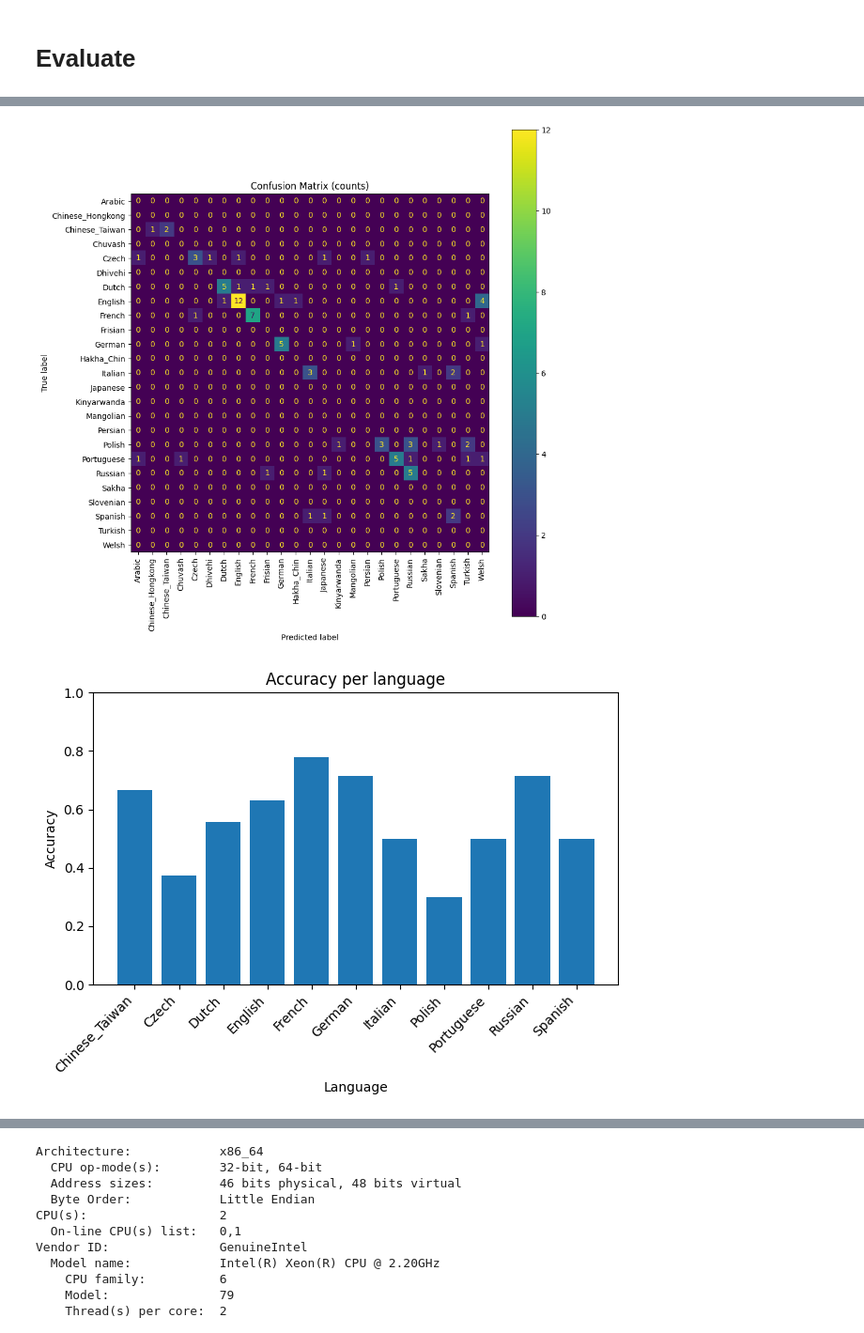
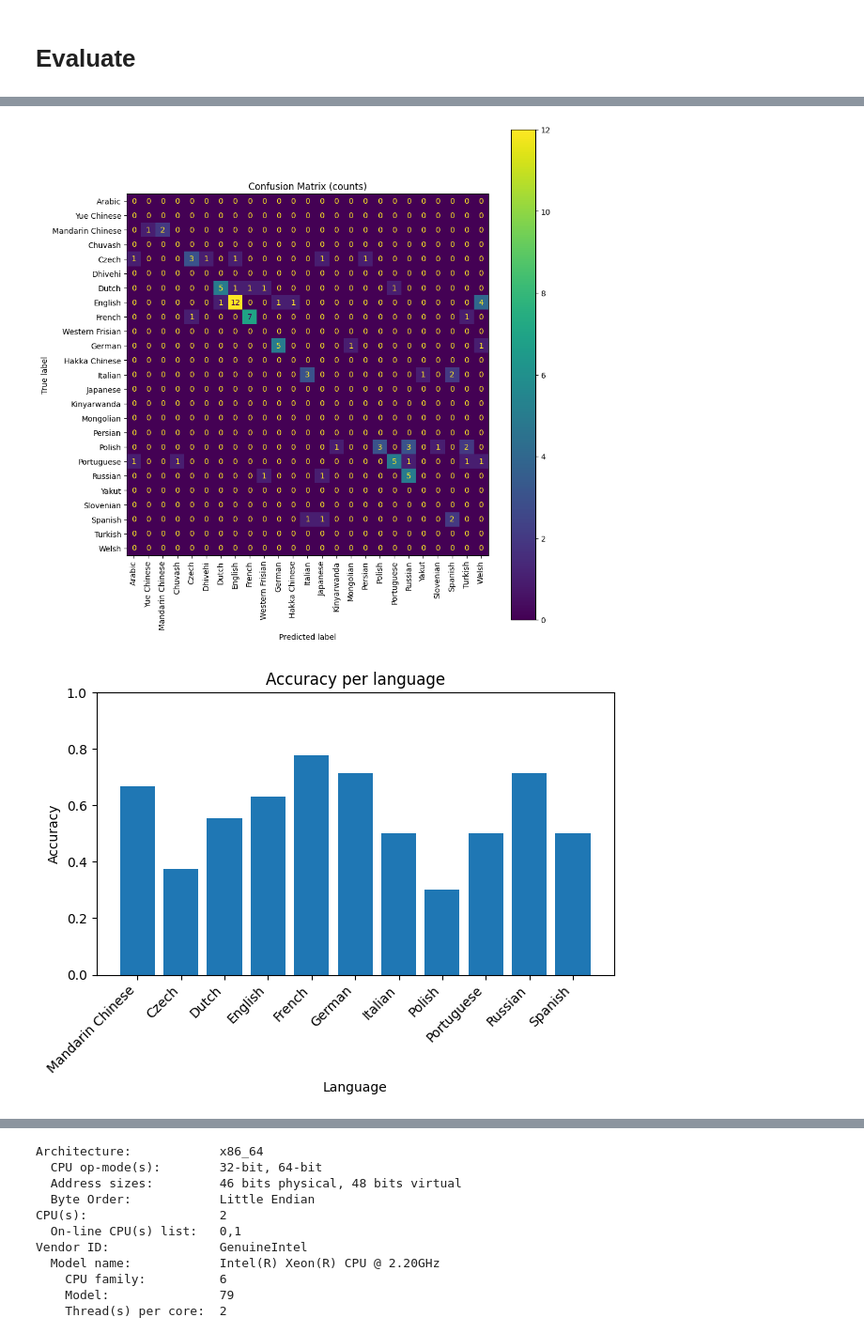
Before and after one commit to mahdouch9165/Language-Detection, a Jupyter notebook: evaluation/Evaluate_wav2vec2_base_lang_id_on_minds14.ipynb, the cells around one changed output, grey strips where cells are left out. Shown at 94% size. Drawn from its saved outputs; the diff is of its cells as text; code cells hidden in the pictures.

```diff
--- a/evaluation/Evaluate_wav2vec2_base_lang_id_on_minds14.ipynb
+++ b/evaluation/Evaluate_wav2vec2_base_lang_id_on_minds14.ipynb
@@ -159,6 +159,7 @@ args = TrainingArguments(
     output_dir=output_dir,
     per_device_eval_batch_size=1,
     logging_steps=25,
+    jit_mode_eval=True,
 )
 # %%
 trainer = Trainer(
@@ -237,3 +207,3 @@ Chinese_Taiwan       1.00      0.67      0.80         3
 # %%
-eval_report.create_and_save_visualizations(output_dir, label_model_ids, prediction_model_ids, model.config.id2label)
+eval_report.make_evaluation_outputs(prediction_output, output_dir, model_id_to_global_id, model.config.id2label, dataset_id_to_global_id)
 # %% [output]
@@ -240,2 +227,2 @@ eval_report.create_and_save_visualizations(output_dir, label_model_ids, predicti
-[figure, old version]
+[figure, new version]
-[figure, old version]
+[figure, new version]
```
Also changed, not shown: parts of 7 cells of this notebook, 2 other files.
